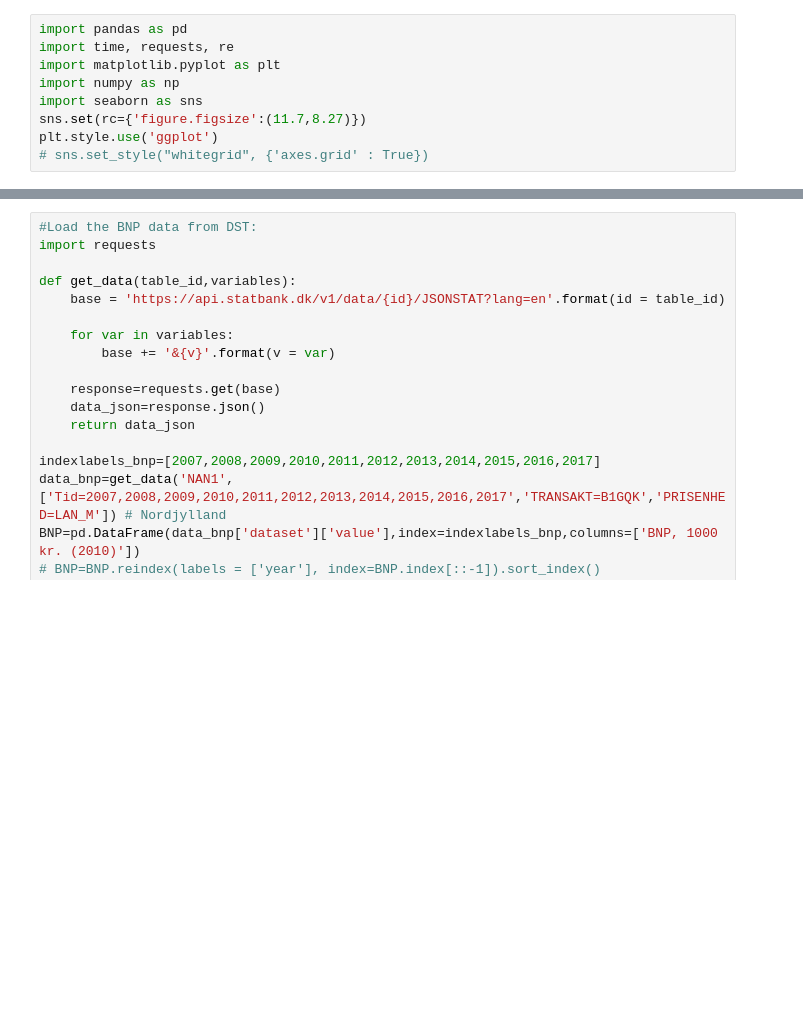
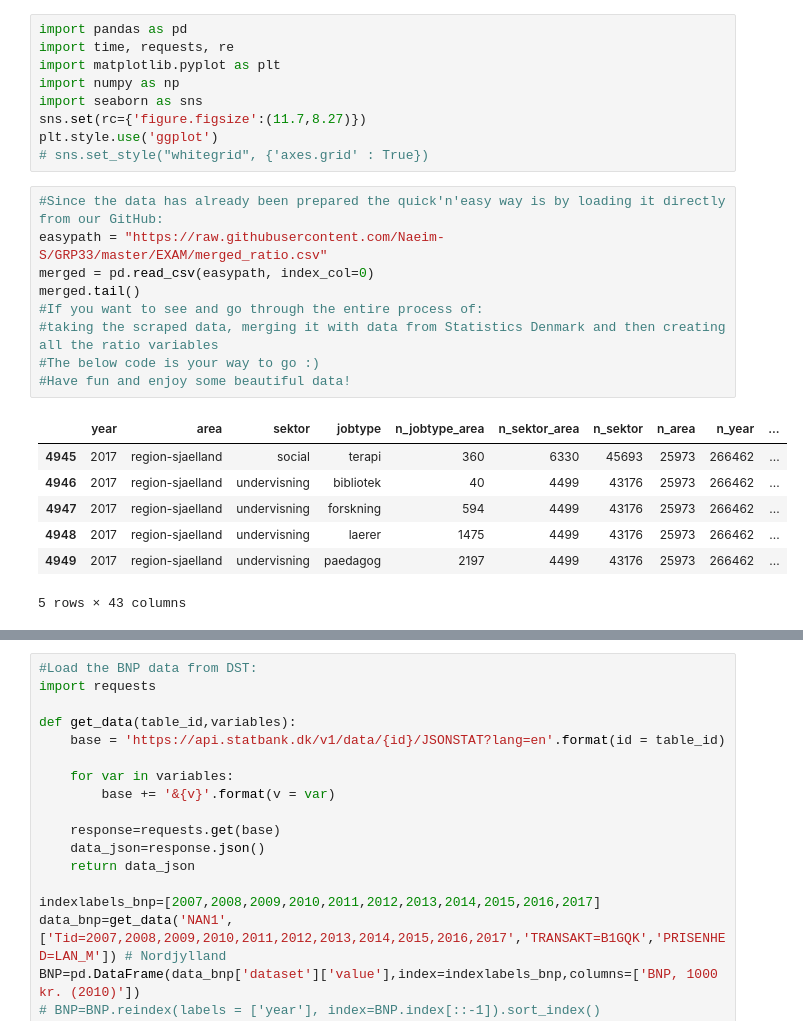
Before and after one commit to Naeim-S/GRP-33-TEST-1, a Jupyter notebook: EXAM/Analyse.ipynb, the cells around one changed output, grey strips where cells are left out. Saved outputs shown, nothing was run; the diff lists cells and outputs as text; blank space fills up the shorter version.

```diff
--- a/EXAM/Analyse.ipynb
+++ b/EXAM/Analyse.ipynb
@@ -9,4 +9,21 @@ import seaborn as sns
 sns.set(rc={'figure.figsize':(11.7,8.27)})
 plt.style.use('ggplot')
 # sns.set_style("whitegrid", {'axes.grid' : True})
+# %%
+#Since the data has already been prepared the quick'n'easy way is by loading it directly from our GitHub:
+easypath = "https://raw.githubusercontent.com/Naeim-S/GRP33/master/EXAM/merged_ratio.csv"
+merged = pd.read_csv(easypath, index_col=0)
+merged.tail()
+#If you want to see and go through the entire process of:
+#taking the scraped data, merging it with data from Statistics Denmark and then creating all the ratio variables
+#The below code is your way to go :)
+#Have fun and enjoy some beautiful data!
+# %% [output]
+|  | year | area | sektor | jobtype | n_jobtype_area | n_sektor_area | n_sektor | n_area | n_year | ... |
+| 4945 | 2017 | region-sjaelland | social | terapi | 360 | 6330 | 45693 | 25973 | 266462 | ... |
+| 4946 | 2017 | region-sjaelland | undervisning | bibliotek | 40 | 4499 | 43176 | 25973 | 266462 | ... |
+| 4947 | 2017 | region-sjaelland | undervisning | forskning | 594 | 4499 | 43176 | 25973 | 266462 | ... |
+| 4948 | 2017 | region-sjaelland | undervisning | laerer | 1475 | 4499 | 43176 | 25973 | 266462 | ... |
+| 4949 | 2017 | region-sjaelland | undervisning | paedagog | 2197 | 4499 | 43176 | 25973 | 266462 | ... |
+5 rows × 43 columns
 # %%
```
Also changed, not shown: parts of 4 cells of this notebook.
